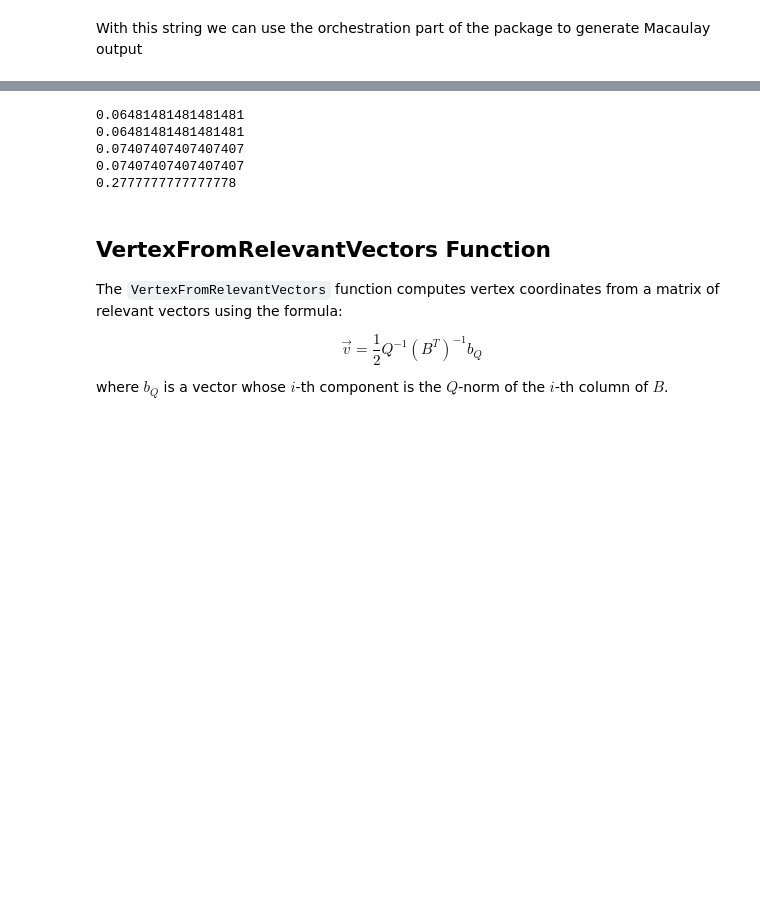
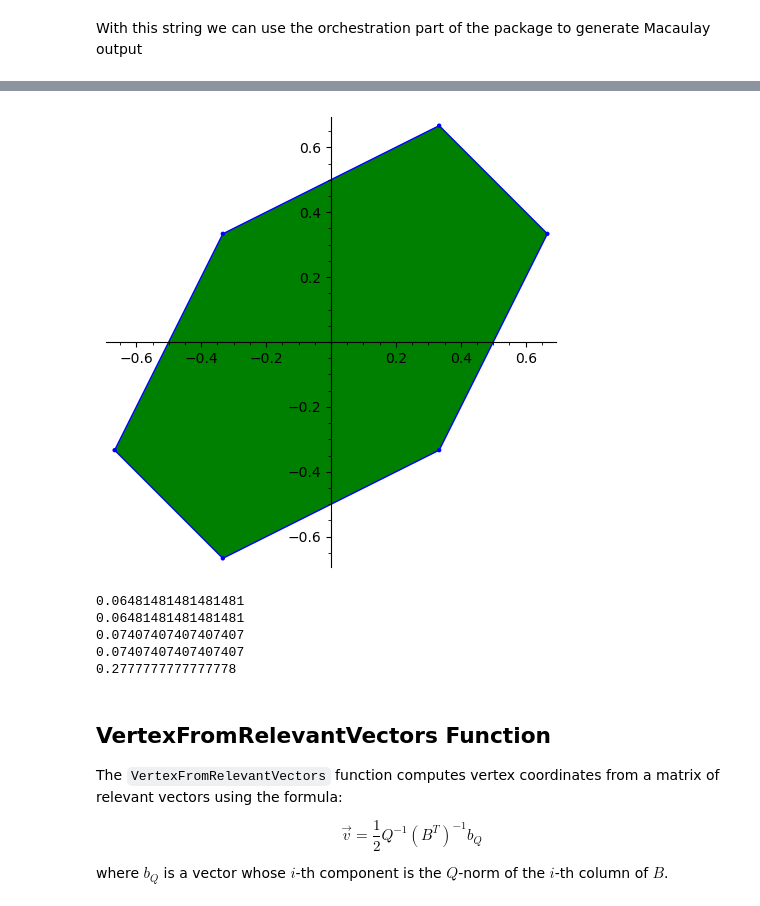
Before and after one commit to raulpenaguiao/VoronoiCellToolBox, a Jupyter notebook: demo_secondmoment.ipynb, the cells around one changed output, grey strips where cells are left out. Saved outputs shown, nothing was run; the diff lists cells and outputs as text; code cells hidden in the pictures; blank space fills up the shorter version.

```diff
--- a/demo_secondmoment.ipynb
+++ b/demo_secondmoment.ipynb
@@ -230,0 +270,12 @@ def clean_m2_poly(m2_string):
+# %%
+q0 = 2
+q1 = -1
+q2 = 2
+Q = [[q0, q1], [q1, q2]]
+
+info = "{{matrix {{0, -1}, {-1, -1}}, matrix {{1, 0}, {1, 1}}, matrix {{1, 1}, {1, 0}}}, {matrix {{0, -1}, {-1, -1}}, matrix {{0, -1}, {1, 0}}, matrix {{1, 0}, {1, 1}}}, {matrix {{0, -1}, {-1, -1}}, matrix {{0, 1}, {-1, 0}}, matrix {{1, 1}, {1, 0}}}, {matrix {{0, -1}, {-1, -1}}, matrix {{-1, -1}, {-1, 0}}, matrix {{0, -1}, {1, 0}}}}"
+info = eval(info.replace("matrix", "").replace("}", "]").replace("{", "["))
+for triangle in info:
+    for vert in triangle:
+        print(vert, " ---", VertexFromRelevantVectors(vert, Q))
+    print("---"*10)
@@ -231,3 +299,7 @@ def clean_m2_poly(m2_string):
+# %%
+VCell(Q, range = 2).plot()
+# %% [output]
+[figure, added]
 # %%
 def rpl(string, q0, q1, q2):
     nstring = clean_m2_poly(string)
```
Also changed, not shown: parts of 9 cells of this notebook, 2 other files.
